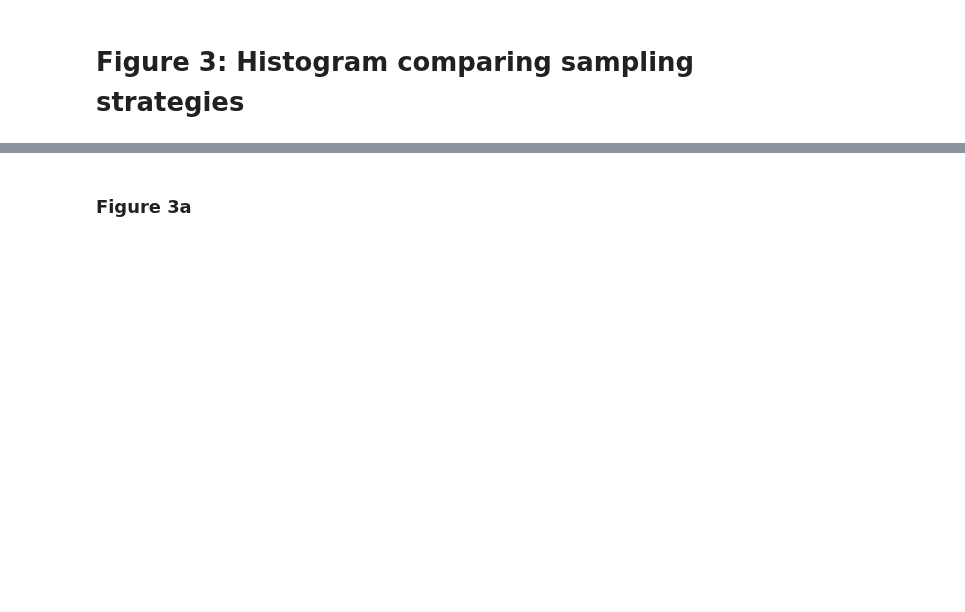
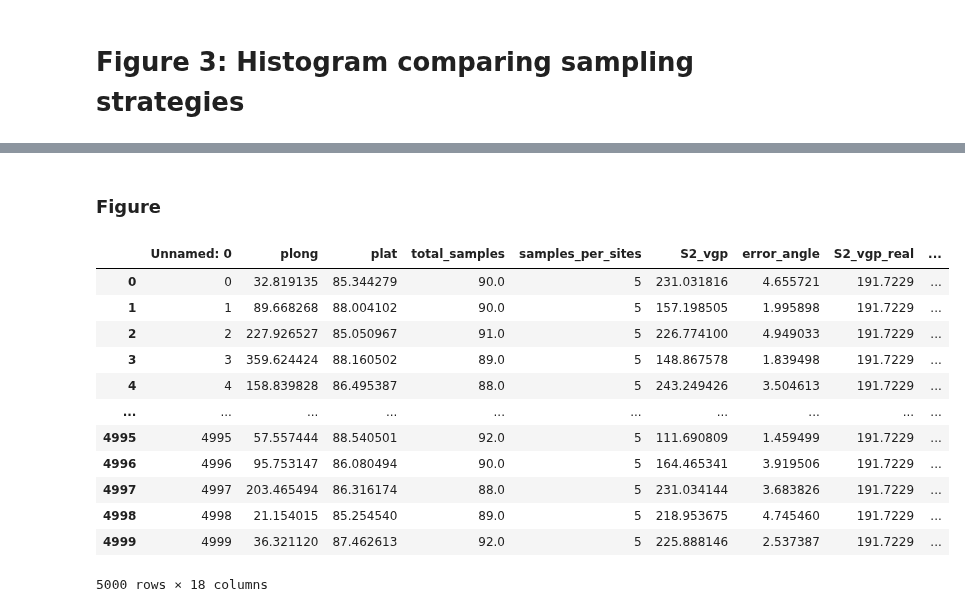
Before and after one commit to PolarWandering/PaleoSampling, a Jupyter notebook: figures/figure3_histogram/Figure3_hist.ipynb, the cells around one changed output, grey strips where cells are left out. Drawn from its saved outputs; the diff is of its cells as text; code cells hidden in the pictures; blank space fills up the shorter version.

```diff
--- a/figures/figure3_histogram/Figure3_hist.ipynb
+++ b/figures/figure3_histogram/Figure3_hist.ipynb
@@ -55,3 +59,3 @@ Wall time: 32min 15s
 # %% [markdown]
-### Figure 3a
+### Figure
 # %%
@@ -61,3 +69,19 @@ df_vandamme = pd.read_csv("../../outputs/fig3a_df_vandamme.csv")
+# %%
+df_true
+# %% [output]
+|  | Unnamed: 0 | plong | plat | total_samples | samples_per_sites | S2_vgp | error_angle | S2_vgp_real | ... |
+| 0 | 0 | 32.819135 | 85.344279 | 90.0 | 5 | 231.031816 | 4.655721 | 191.7229 | ... |
+| 1 | 1 | 89.668268 | 88.004102 | 90.0 | 5 | 157.198505 | 1.995898 | 191.7229 | ... |
+| 2 | 2 | 227.926527 | 85.050967 | 91.0 | 5 | 226.774100 | 4.949033 | 191.7229 | ... |
+| 3 | 3 | 359.624424 | 88.160502 | 89.0 | 5 | 148.867578 | 1.839498 | 191.7229 | ... |
+| 4 | 4 | 158.839828 | 86.495387 | 88.0 | 5 | 243.249426 | 3.504613 | 191.7229 | ... |
+| ... | ... | ... | ... | ... | ... | ... | ... | ... | ... |
+| 4995 | 4995 | 57.557444 | 88.540501 | 92.0 | 5 | 111.690809 | 1.459499 | 191.7229 | ... |
+| 4996 | 4996 | 95.753147 | 86.080494 | 90.0 | 5 | 164.465341 | 3.919506 | 191.7229 | ... |
+| 4997 | 4997 | 203.465494 | 86.316174 | 88.0 | 5 | 231.034144 | 3.683826 | 191.7229 | ... |
+| 4998 | 4998 | 21.154015 | 85.254540 | 89.0 | 5 | 218.953675 | 4.745460 | 191.7229 | ... |
+| 4999 | 4999 | 36.321120 | 87.462613 | 92.0 | 5 | 225.888146 | 2.537387 | 191.7229 | ... |
+5000 rows × 18 columns
 # %%
 %matplotlib inline
 
```
Also changed, not shown: parts of 10 cells of this notebook, 3 other files.
